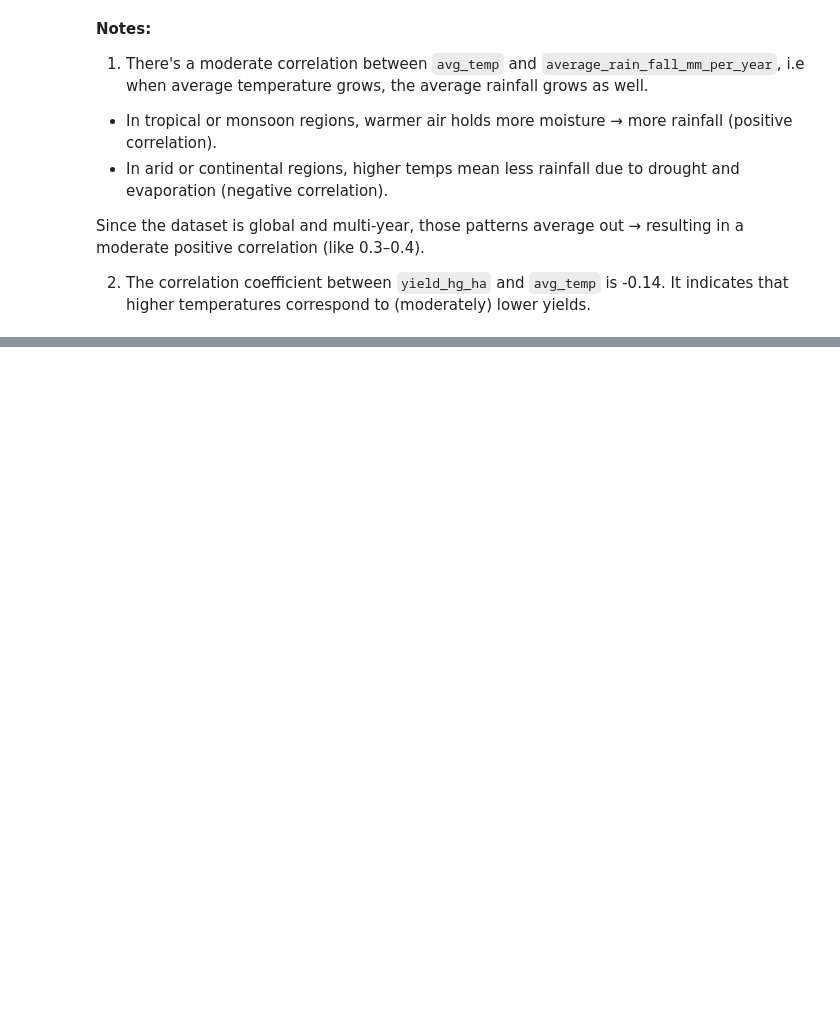
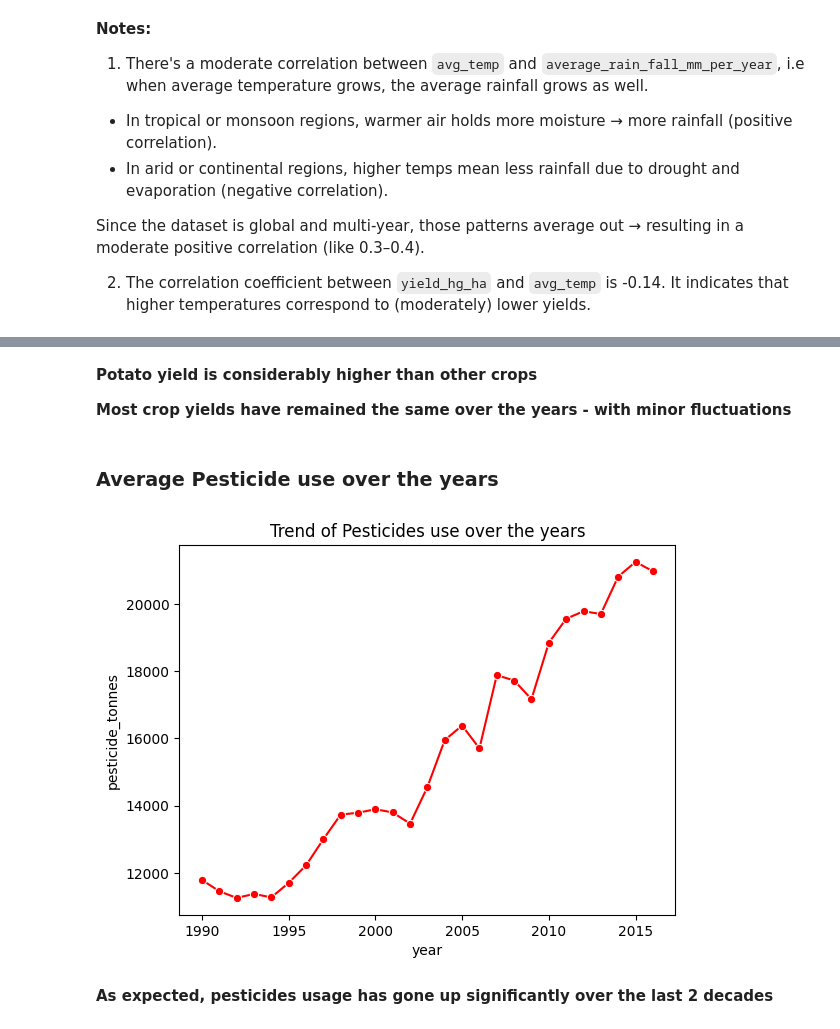
Before and after one commit to Rimsha-Bashir/crop-yield-prediction, a Jupyter notebook: notebooks/02_EDA.ipynb, the cells around one changed output, grey strips where cells are left out. Drawn from its saved outputs; the diff is of its cells as text; code cells hidden in the pictures; blank space fills up the shorter version.

```diff
--- a/notebooks/02_EDA.ipynb
+++ b/notebooks/02_EDA.ipynb
@@ -75,0 +104,15 @@ Since the dataset is global and multi-year, those patterns average out → resul
+# %% [markdown]
+**Potato yield is considerably higher than other crops**
+
+**Most crop yields have remained the same over the years - with minor fluctuations**
+# %% [markdown]
+### Average Pesticide use over the years
+# %%
+df_pesticides_yearly=df.groupby(['year'])['pesticide_tonnes'].mean().sort_values(ascending=False).reset_index()
+sns.lineplot(x='year', y='pesticide_tonnes', data=df_pesticides_yearly, color='red', marker='o')
+plt.title('Trend of Pesticides use over the years')
+plt.show()
+# %% [output]
+[figure, added]
+# %% [markdown]
+**As expected, pesticides usage has gone up significantly over the last 2 decades**
```
Also changed, not shown: parts of 11 cells of this notebook.
